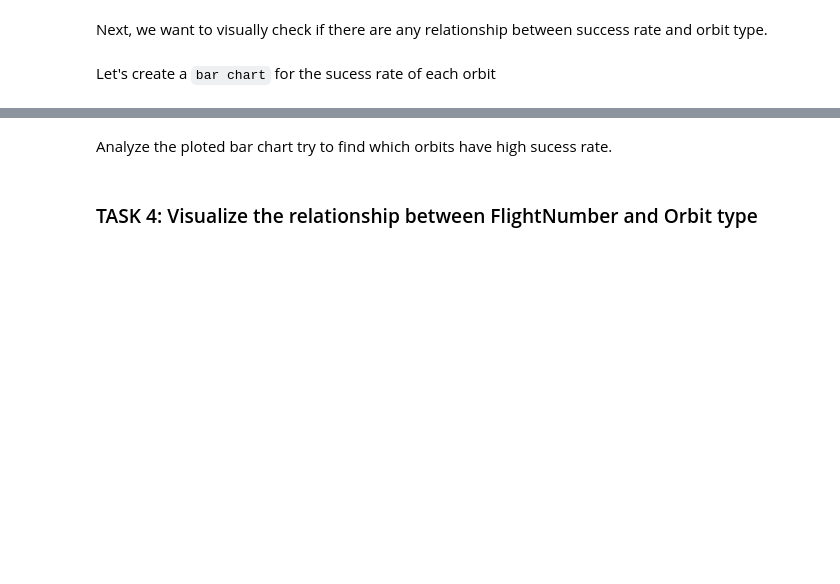
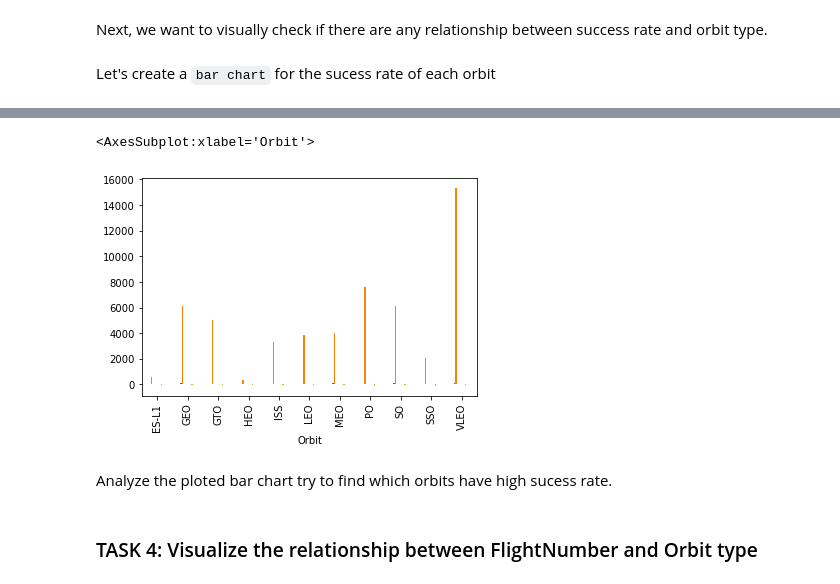
Before and after one commit to rubensdmp/IBM-DataScienceCapstone, a Jupyter notebook: eda-dataviz.ipynb, the cells around one changed output, grey strips where cells are left out. Drawn from its saved outputs; the diff is of its cells as text; code cells hidden in the pictures; blank space fills up the shorter version.

```diff
--- a/eda-dataviz.ipynb
+++ b/eda-dataviz.ipynb
@@ -114,5 +114,6 @@ Next, we want to visually check if there are any relationship between success ra
 Let's create a `bar chart` for the sucess rate of each orbit
 # %%
 # HINT use groupby method on Orbit column and get the mean of Class column
-df.groupby(['Orbit']).mean()
+success_rates = df.groupby(['Orbit']).mean()
+success_rates.plot.bar(legend = False)
 # %% [output]
@@ -132,3 +120,5 @@ df.groupby(['Orbit']).mean()
+<AxesSubplot:xlabel='Orbit'>
+[figure, added]
 # %% [markdown]
 Analyze the ploted bar chart try to find which orbits have high sucess rate.
 # %% [markdown]
```
Also changed, not shown: parts of 5 cells of this notebook.
